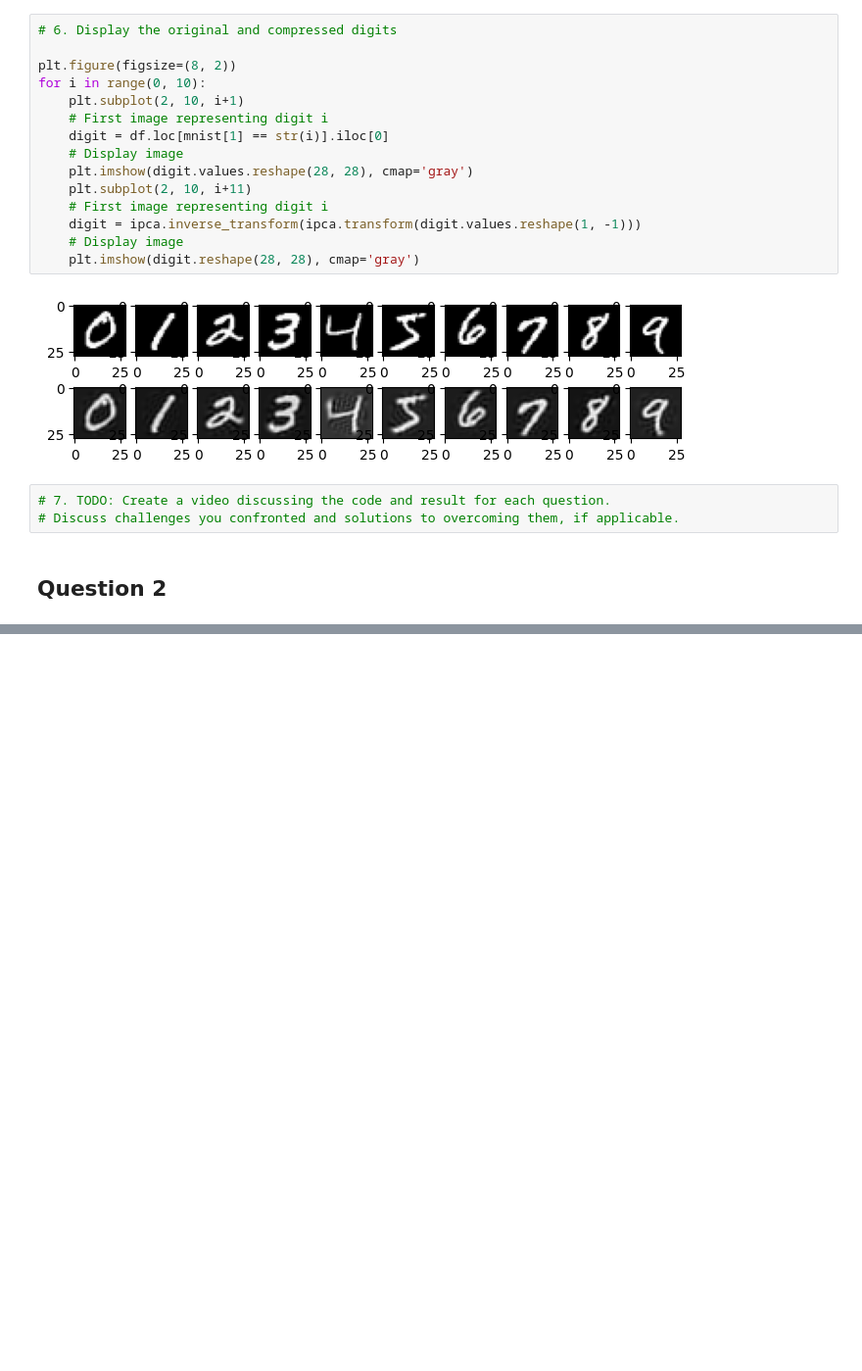
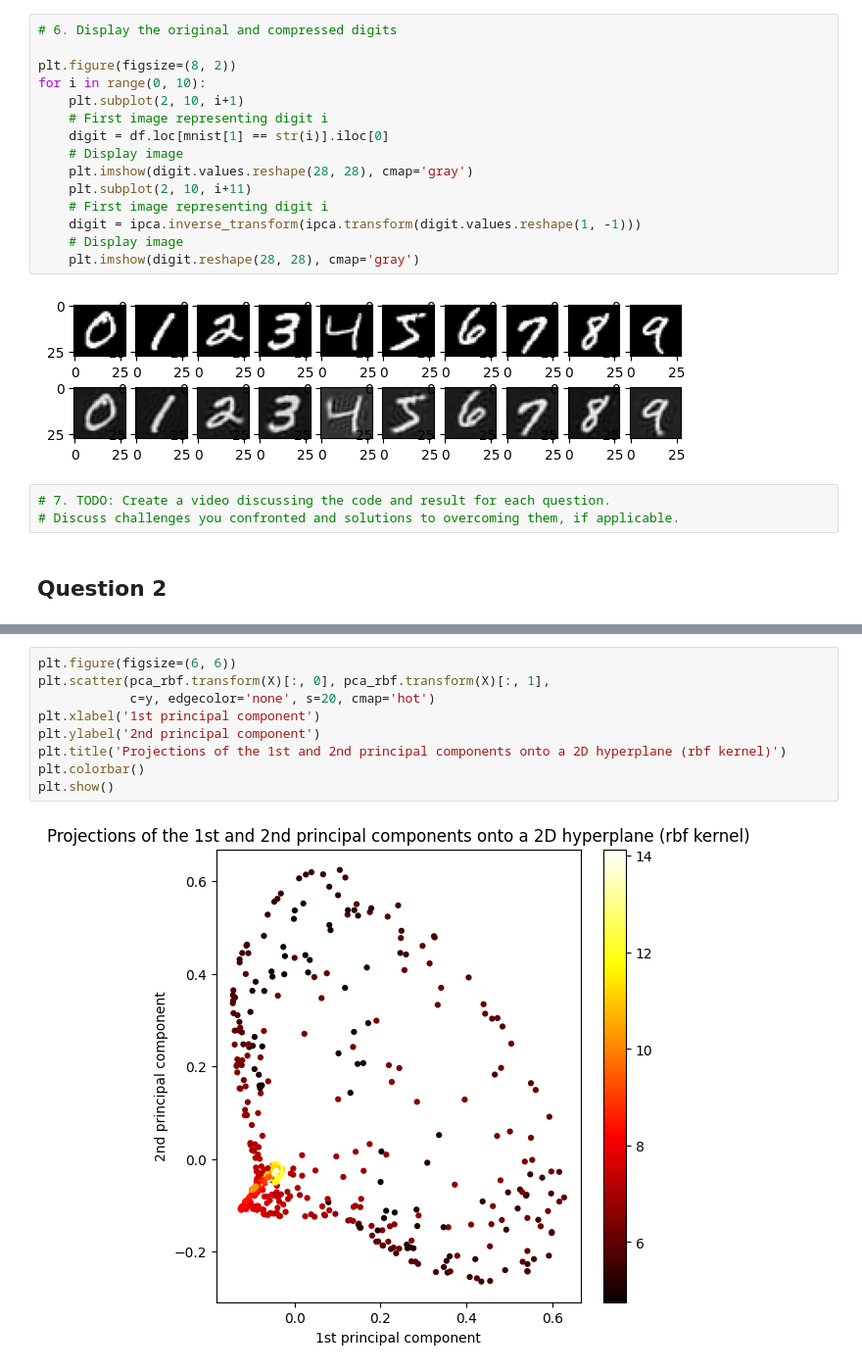
Before and after one commit to demoronator/COMP257, a Jupyter notebook: Assignment1.ipynb, the cells around one changed output, grey strips where cells are left out. Shown at 98% size. Saved outputs shown, nothing was run; the diff lists cells and outputs as text; blank space fills up the shorter version.

```diff
--- a/Assignment1.ipynb
+++ b/Assignment1.ipynb
@@ -91,0 +134,11 @@ for i in range(0, 10):
+# %%
+plt.figure(figsize=(6, 6))
+plt.scatter(pca_rbf.transform(X)[:, 0], pca_rbf.transform(X)[:, 1],
+            c=y, edgecolor='none', s=20, cmap='hot')
+plt.xlabel('1st principal component')
+plt.ylabel('2nd principal component')
+plt.title('Projections of the 1st and 2nd principal components onto a 2D hyperplane (rbf kernel)')
+plt.colorbar()
+plt.show()
+# %% [output]
+[figure, added]
```
Also changed, not shown: parts of 9 cells of this notebook.
